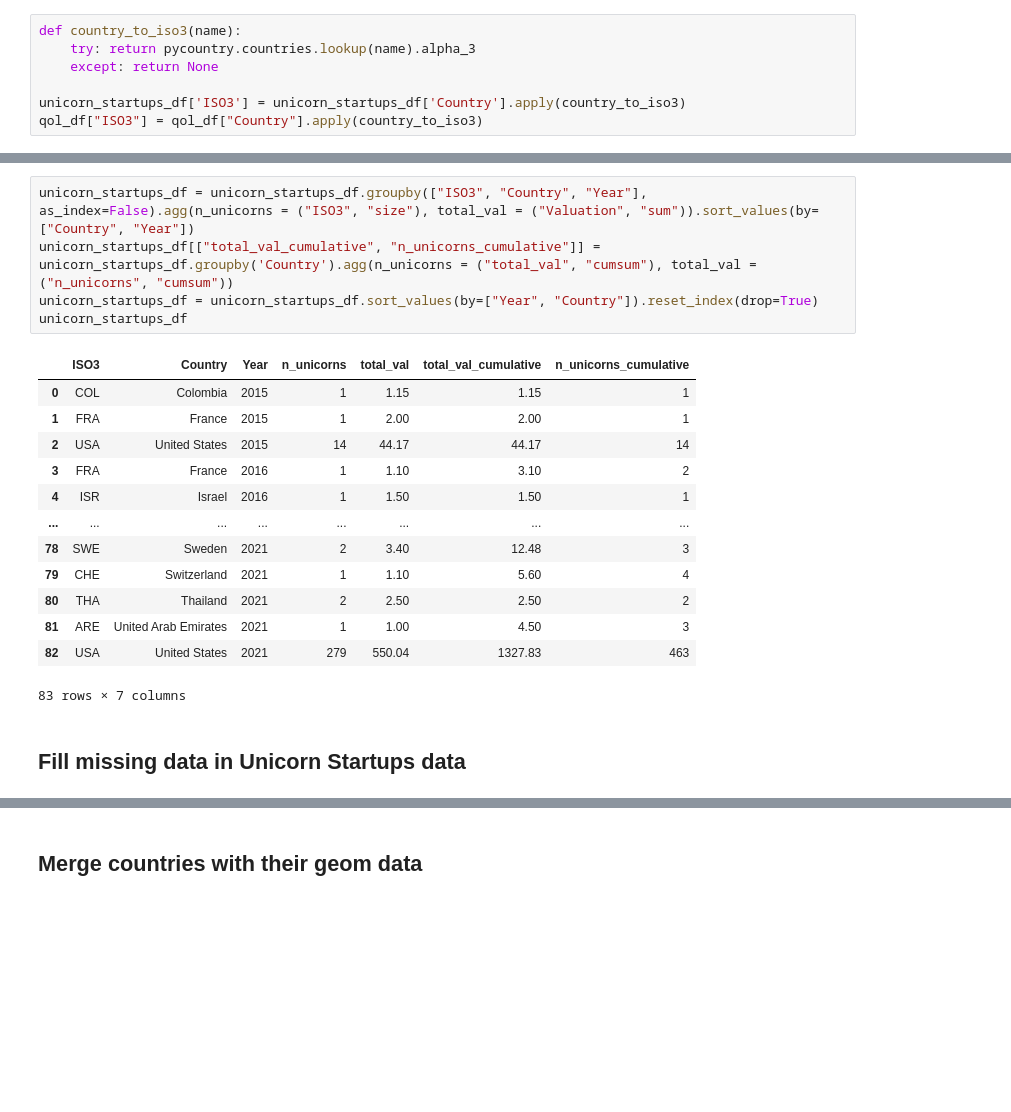
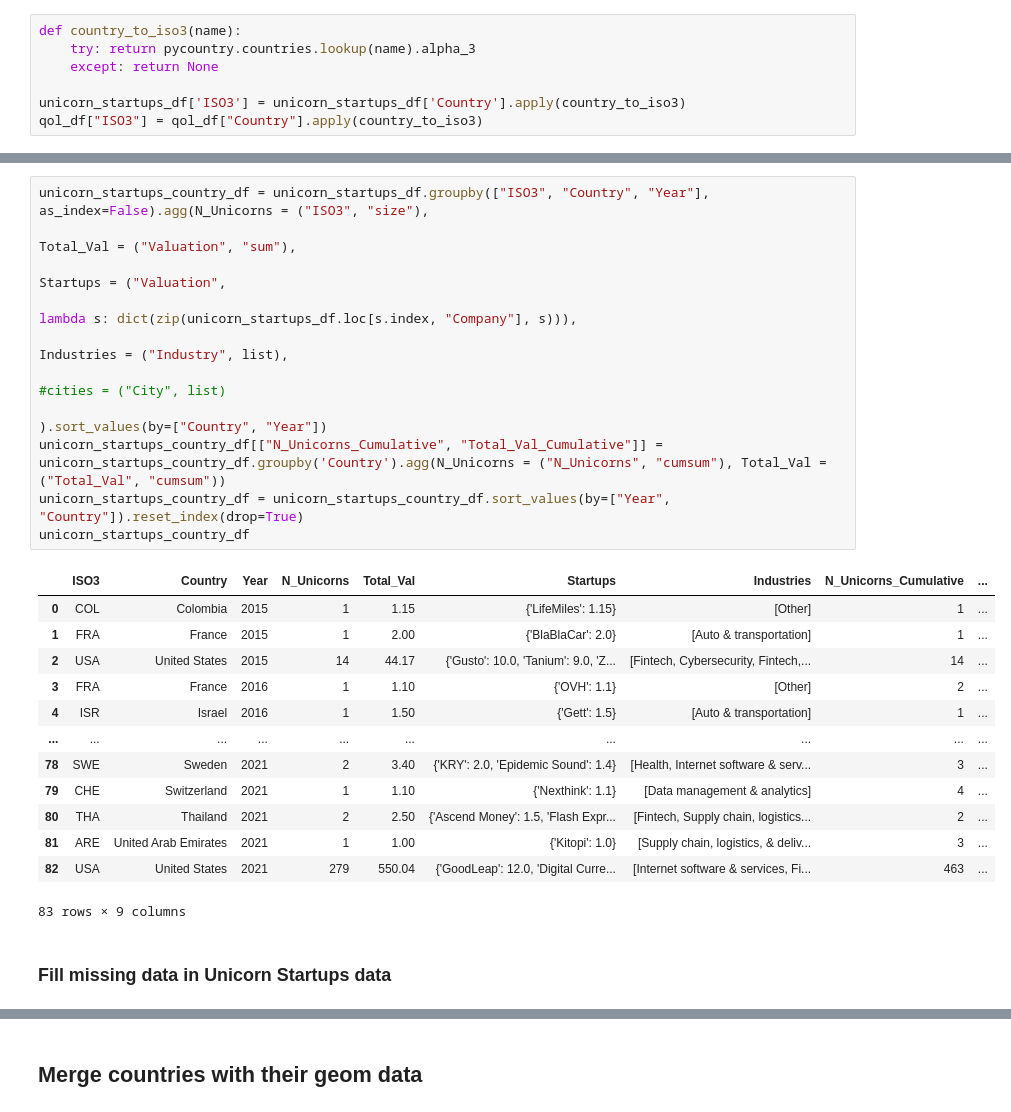
Before and after one commit to dalnakeb/Information_Visualisation_Project, a Jupyter notebook: notebooks/preprocessing.ipynb, the cells around one changed output, grey strips where cells are left out. Drawn from its saved outputs; the diff is of its cells as text; blank space fills up the shorter version.

```diff
--- a/notebooks/preprocessing.ipynb
+++ b/notebooks/preprocessing.ipynb
@@ -369,22 +387,28 @@ qol_df["ISO3"] = qol_df["Country"].apply(country_to_iso3)
 # %%
-unicorn_startups_df = unicorn_startups_df.groupby(["ISO3", "Country", "Year"], as_index=False).agg(n_unicorns = ("ISO3", "size"), total_val = ("Valuation", "sum")).sort_values(by=["Country", "Year"])
-unicorn_startups_df[["total_val_cumulative", "n_unicorns_cumulative"]] = unicorn_startups_df.groupby('Country').agg(n_unicorns = ("total_val", "cumsum"), total_val = ("n_unicorns", "cumsum"))
-unicorn_startups_df = unicorn_startups_df.sort_values(by=["Year", "Country"]).reset_index(drop=True)
-unicorn_startups_df
+unicorn_startups_country_df = unicorn_startups_df.groupby(["ISO3", "Country", "Year"], as_index=False).agg(N_Unicorns = ("ISO3", "size"),
+                                                                                                   Total_Val = ("Valuation", "sum"),
+                                                                                                   Startups = ("Valuation",
+                                                                                                               lambda s: dict(zip(unicorn_startups_df.loc[s.index, "Company"], s))),
+                                                                                                   Industries = ("Industry", list),
+                                                                                                   #cities = ("City", list)
+                                                                                                  ).sort_values(by=["Country", "Year"])
+unicorn_startups_country_df[["N_Unicorns_Cumulative", "Total_Val_Cumulative"]] = unicorn_startups_country_df.groupby('Country').agg(N_Unicorns = ("N_Unicorns", "cumsum"), Total_Val = ("Total_Val", "cumsum"))
+unicorn_startups_country_df = unicorn_startups_country_df.sort_values(by=["Year", "Country"]).reset_index(drop=True)
+unicorn_startups_country_df
 # %% [output]
-|  | ISO3 | Country | Year | n_unicorns | total_val | total_val_cumulative | n_unicorns_cumulative |
-| 0 | COL | Colombia | 2015 | 1 | 1.15 | 1.15 | 1 |
-| 1 | FRA | France | 2015 | 1 | 2.00 | 2.00 | 1 |
-| 2 | USA | United States | 2015 | 14 | 44.17 | 44.17 | 14 |
-| 3 | FRA | France | 2016 | 1 | 1.10 | 3.10 | 2 |
-| 4 | ISR | Israel | 2016 | 1 | 1.50 | 1.50 | 1 |
-| ... | ... | ... | ... | ... | ... | ... | ... |
-| 78 | SWE | Sweden | 2021 | 2 | 3.40 | 12.48 | 3 |
-| 79 | CHE | Switzerland | 2021 | 1 | 1.10 | 5.60 | 4 |
-| 80 | THA | Thailand | 2021 | 2 | 2.50 | 2.50 | 2 |
-| 81 | ARE | United Arab Emirates | 2021 | 1 | 1.00 | 4.50 | 3 |
-| 82 | USA | United States | 2021 | 279 | 550.04 | 1327.83 | 463 |
+|  | ISO3 | Country | Year | N_Unicorns | Total_Val | Startups | Industries | N_Unicorns_Cumulative | ... |
+| 0 | COL | Colombia | 2015 | 1 | 1.15 | {'LifeMiles': 1.15} | [Other] | 1 | ... |
+| 1 | FRA | France | 2015 | 1 | 2.00 | {'BlaBlaCar': 2.0} | [Auto & transportation] | 1 | ... |
+| 2 | USA | United States | 2015 | 14 | 44.17 | {'Gusto': 10.0, 'Tanium': 9.0, 'Z... | [Fintech, Cybersecurity, Fintech,... | 14 | ... |
+| 3 | FRA | France | 2016 | 1 | 1.10 | {'OVH': 1.1} | [Other] | 2 | ... |
+| 4 | ISR | Israel | 2016 | 1 | 1.50 | {'Gett': 1.5} | [Auto & transportation] | 1 | ... |
+| ... | ... | ... | ... | ... | ... | ... | ... | ... | ... |
+| 78 | SWE | Sweden | 2021 | 2 | 3.40 | {'KRY': 2.0, 'Epidemic Sound': 1.4} | [Health, Internet software & serv... | 3 | ... |
+| 79 | CHE | Switzerland | 2021 | 1 | 1.10 | {'Nexthink': 1.1} | [Data management & analytics] | 4 | ... |
+| 80 | THA | Thailand | 2021 | 2 | 2.50 | {'Ascend Money': 1.5, 'Flash Expr... | [Fintech, Supply chain, logistics... | 2 | ... |
+| 81 | ARE | United Arab Emirates | 2021 | 1 | 1.00 | {'Kitopi': 1.0} | [Supply chain, logistics, & deliv... | 3 | ... |
+| 82 | USA | United States | 2021 | 279 | 550.04 | {'GoodLeap': 12.0, 'Digital Curre... | [Internet software & services, Fi... | 463 | ... |
-83 rows × 7 columns
+83 rows × 9 columns
 # %% [markdown]
-## Fill missing data in Unicorn Startups data
+### Fill missing data in Unicorn Startups data
 # %%
```
Also changed, not shown: parts of 19 cells of this notebook, 2 other files.
